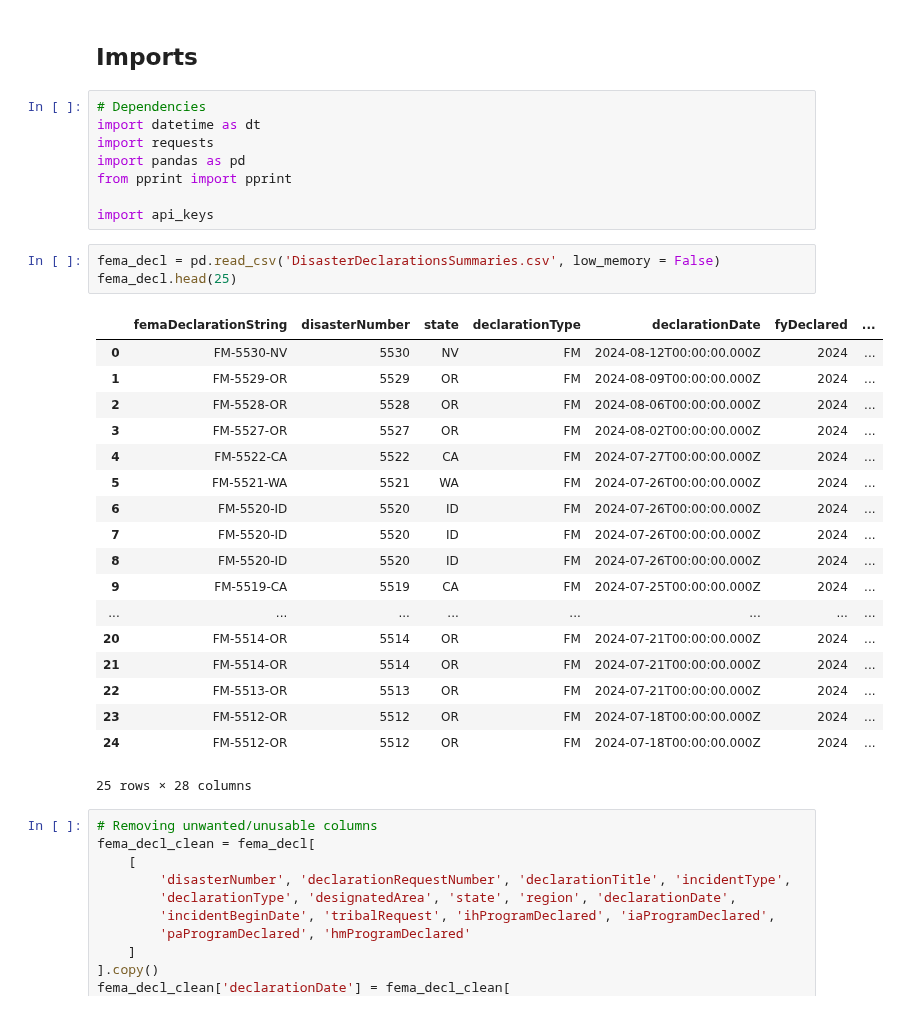
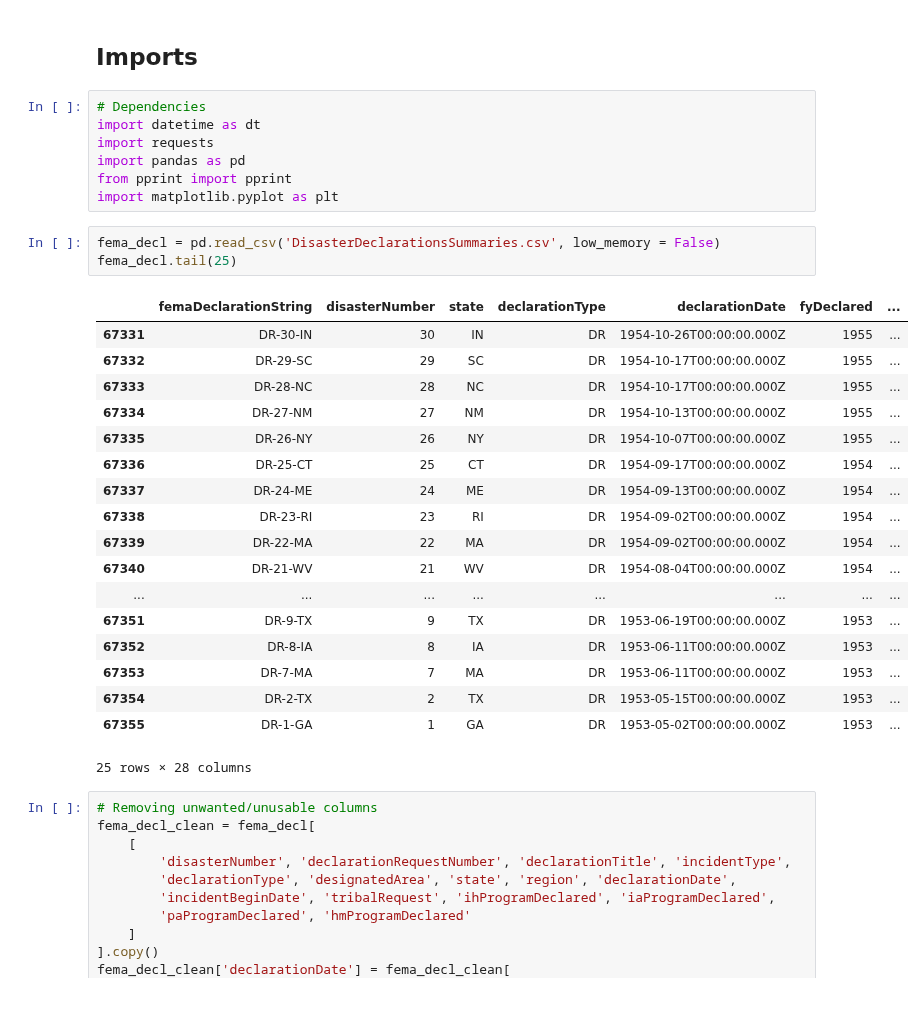
Before and after one commit to Neelka96/HavocMapper, a Jupyter notebook: data_tunnel.ipynb, the cells around one changed output. Cells and saved outputs as stored; diff of their text form.

```diff
--- a/data_tunnel.ipynb
+++ b/data_tunnel.ipynb
@@ -9,29 +9,28 @@ import datetime as dt
 import requests
 import pandas as pd
 from pprint import pprint
-
-import api_keys
+import matplotlib.pyplot as plt
 # %%
 fema_decl = pd.read_csv('DisasterDeclarationsSummaries.csv', low_memory = False)
-fema_decl.head(25)
+fema_decl.tail(25)
 # %% [output]
 |  | femaDeclarationString | disasterNumber | state | declarationType | declarationDate | fyDeclared | ... |
-| 0 | FM-5530-NV | 5530 | NV | FM | 2024-08-12T00:00:00.000Z | 2024 | ... |
-| 1 | FM-5529-OR | 5529 | OR | FM | 2024-08-09T00:00:00.000Z | 2024 | ... |
-| 2 | FM-5528-OR | 5528 | OR | FM | 2024-08-06T00:00:00.000Z | 2024 | ... |
-| 3 | FM-5527-OR | 5527 | OR | FM | 2024-08-02T00:00:00.000Z | 2024 | ... |
-| 4 | FM-5522-CA | 5522 | CA | FM | 2024-07-27T00:00:00.000Z | 2024 | ... |
-| 5 | FM-5521-WA | 5521 | WA | FM | 2024-07-26T00:00:00.000Z | 2024 | ... |
-| 6 | FM-5520-ID | 5520 | ID | FM | 2024-07-26T00:00:00.000Z | 2024 | ... |
-| 7 | FM-5520-ID | 5520 | ID | FM | 2024-07-26T00:00:00.000Z | 2024 | ... |
-| 8 | FM-5520-ID | 5520 | ID | FM | 2024-07-26T00:00:00.000Z | 2024 | ... |
-| 9 | FM-5519-CA | 5519 | CA | FM | 2024-07-25T00:00:00.000Z | 2024 | ... |
+| 67331 | DR-30-IN | 30 | IN | DR | 1954-10-26T00:00:00.000Z | 1955 | ... |
+| 67332 | DR-29-SC | 29 | SC | DR | 1954-10-17T00:00:00.000Z | 1955 | ... |
+| 67333 | DR-28-NC | 28 | NC | DR | 1954-10-17T00:00:00.000Z | 1955 | ... |
+| 67334 | DR-27-NM | 27 | NM | DR | 1954-10-13T00:00:00.000Z | 1955 | ... |
+| 67335 | DR-26-NY | 26 | NY | DR | 1954-10-07T00:00:00.000Z | 1955 | ... |
+| 67336 | DR-25-CT | 25 | CT | DR | 1954-09-17T00:00:00.000Z | 1954 | ... |
+| 67337 | DR-24-ME | 24 | ME | DR | 1954-09-13T00:00:00.000Z | 1954 | ... |
+| 67338 | DR-23-RI | 23 | RI | DR | 1954-09-02T00:00:00.000Z | 1954 | ... |
+| 67339 | DR-22-MA | 22 | MA | DR | 1954-09-02T00:00:00.000Z | 1954 | ... |
+| 67340 | DR-21-WV | 21 | WV | DR | 1954-08-04T00:00:00.000Z | 1954 | ... |
 | ... | ... | ... | ... | ... | ... | ... | ... |
-| 20 | FM-5514-OR | 5514 | OR | FM | 2024-07-21T00:00:00.000Z | 2024 | ... |
-| 21 | FM-5514-OR | 5514 | OR | FM | 2024-07-21T00:00:00.000Z | 2024 | ... |
-| 22 | FM-5513-OR | 5513 | OR | FM | 2024-07-21T00:00:00.000Z | 2024 | ... |
-| 23 | FM-5512-OR | 5512 | OR | FM | 2024-07-18T00:00:00.000Z | 2024 | ... |
-| 24 | FM-5512-OR | 5512 | OR | FM | 2024-07-18T00:00:00.000Z | 2024 | ... |
+| 67351 | DR-9-TX | 9 | TX | DR | 1953-06-19T00:00:00.000Z | 1953 | ... |
+| 67352 | DR-8-IA | 8 | IA | DR | 1953-06-11T00:00:00.000Z | 1953 | ... |
+| 67353 | DR-7-MA | 7 | MA | DR | 1953-06-11T00:00:00.000Z | 1953 | ... |
+| 67354 | DR-2-TX | 2 | TX | DR | 1953-05-15T00:00:00.000Z | 1953 | ... |
+| 67355 | DR-1-GA | 1 | GA | DR | 1953-05-02T00:00:00.000Z | 1953 | ... |
 25 rows × 28 columns
 # %%
 # Removing unwanted/unusable columns
```
Also changed, not shown: parts of 5 cells of this notebook.
